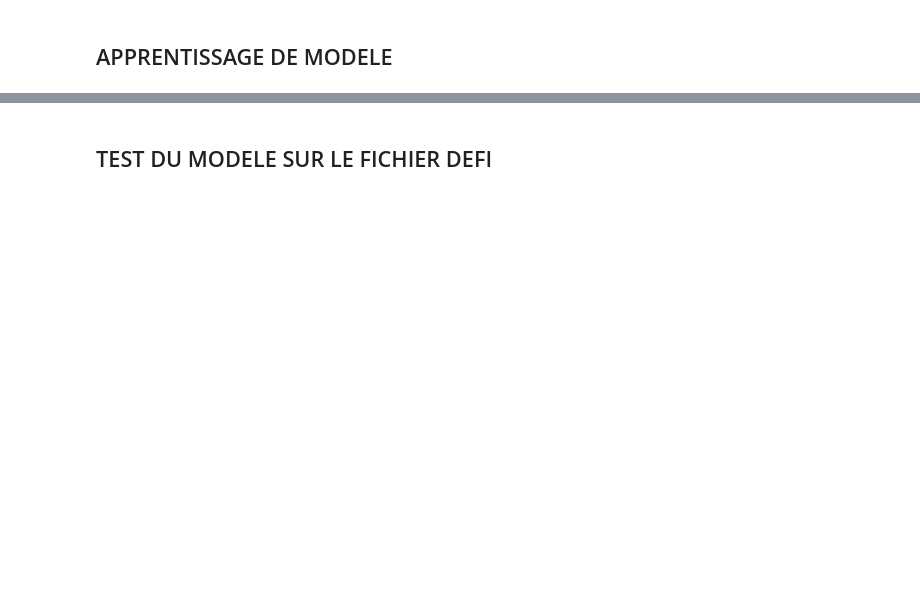
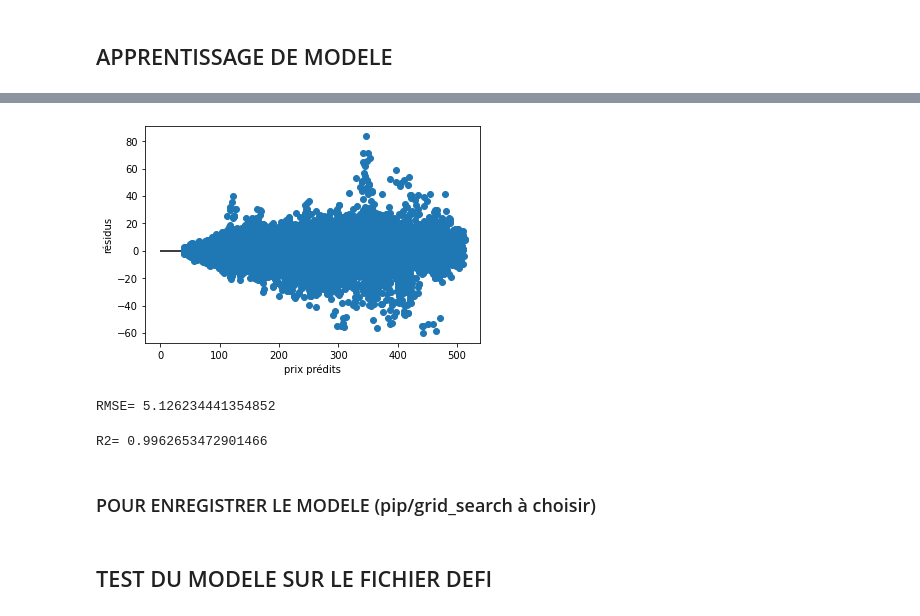
Before and after one commit to TryoenJ/Defi-IA, a Jupyter notebook: modele-Julie-Colab.ipynb, the cells around one changed output, grey strips where cells are left out. Saved outputs shown, nothing was run; the diff lists cells and outputs as text; code cells hidden in the pictures; blank space fills up the shorter version.

Commit message:
last-model

```diff
--- a/modele-Julie-Colab.ipynb
+++ b/modele-Julie-Colab.ipynb
@@ -144 +186,22 @@ print(f"GridSearch score: {grid_search.score(X_test, y_test):.3f}")
+# %%
+plt.plot(y_hat,y_test-y_hat,"o")
+plt.xlabel(u"prix prédits")
+plt.ylabel(u"résidus")
+plt.hlines(0,0,500)
+plt.show()
+# %% [output]
+[figure, added]
+# %%
+from sklearn.metrics import mean_squared_error
+print("RMSE=",mean_squared_error(y_test,y_hat, squared=False))
+#RMSE = 5.93 pour Cat-Hist Grid_Search 10/3000
+# %% [output]
+RMSE= 5.126234441354852
+# %%
+from sklearn.metrics import r2_score
+print("R2=",r2_score(y_test,y_hat))
+# %% [output]
+R2= 0.9962653472901466
+# %% [markdown]
+### POUR ENREGISTRER LE MODELE (pip/grid_search à choisir)
 # %%
```
Also changed, not shown: parts of 59 cells of this notebook.
